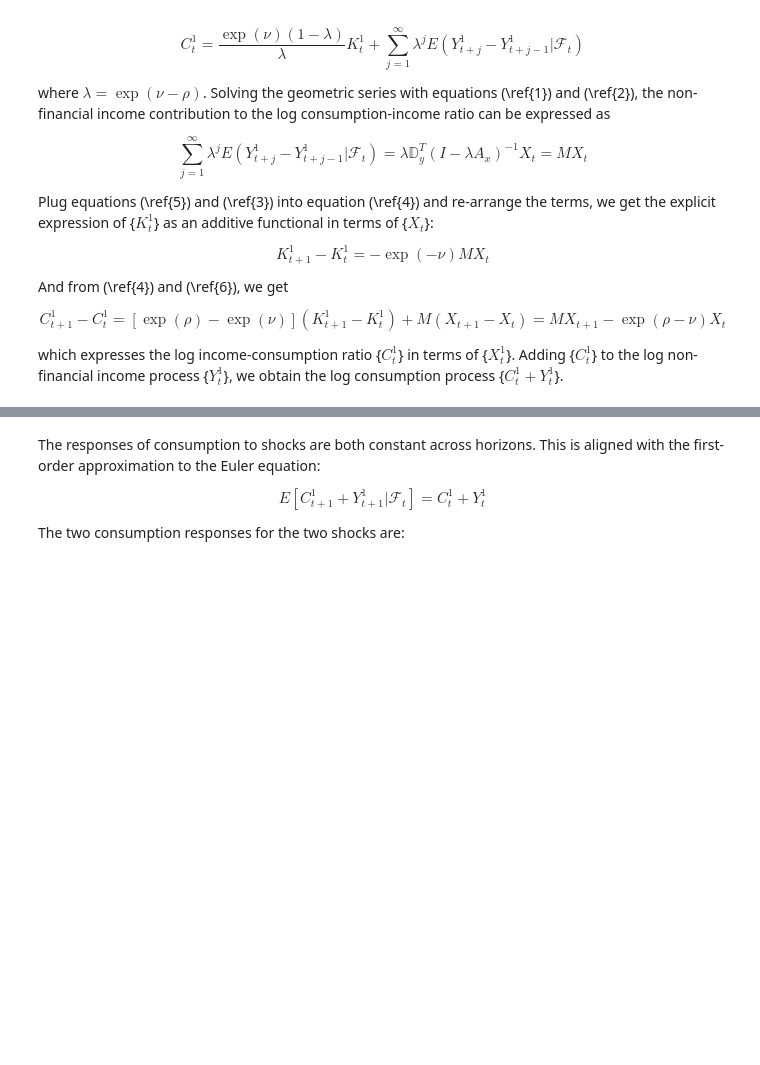
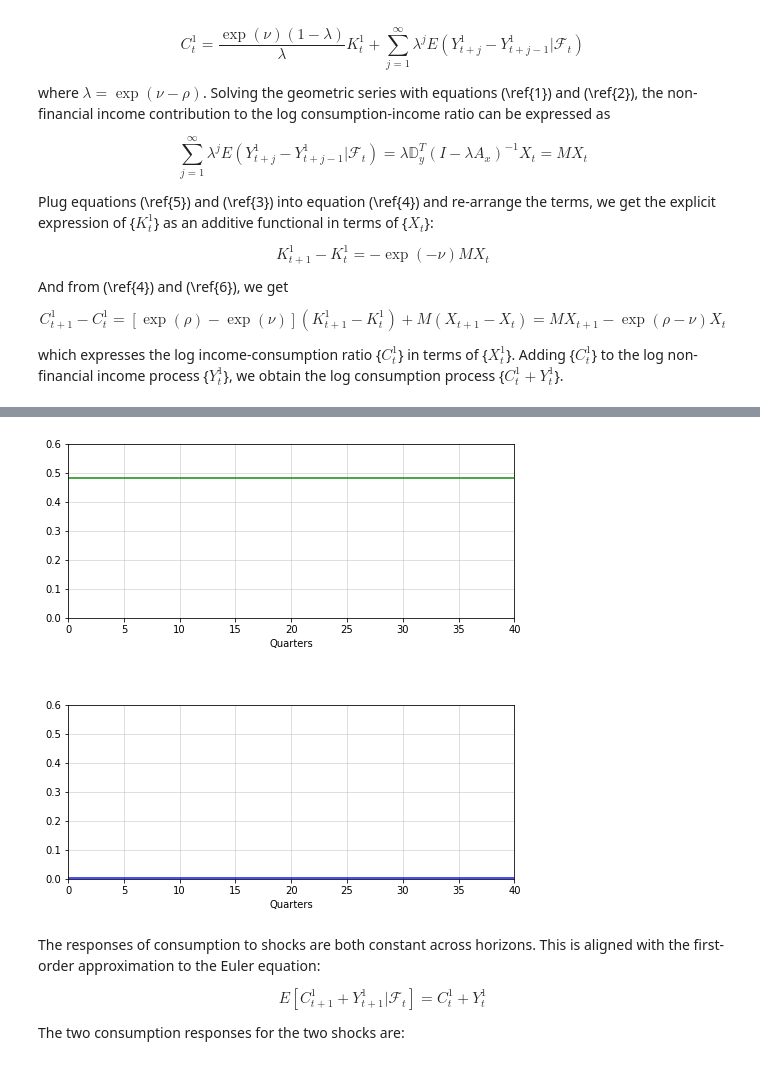
Before and after one commit to DongryeolLee/robust_social_planner, a Jupyter notebook: Impulse Response/impulse_response_Aug15.ipynb, the cells around one changed output, grey strips where cells are left out. Saved outputs shown, nothing was run; the diff lists cells and outputs as text; code cells hidden in the pictures; blank space fills up the shorter version.

```diff
--- a/Impulse Response/impulse_response_Aug15.ipynb
+++ b/Impulse Response/impulse_response_Aug15.ipynb
@@ -202,3 +178,67 @@ plt.show()
+# %%
+# =============================================================================
+# 2.3： Impulse response -- C + Y
+# =============================================================================
+λ = np.exp(ν - ρ)
+D = np.array([[0.704],[0],[-0.154]])
+A = np.array([[0.704,0,0],[0,1,-0.154],[0,1,0]])
+M = λ * np.matmul(D.T, np.linalg.inv(np.identity(A.shape[0]) - λ*A))
+M = M.flatten()
+
+def consumption_income_ratio_path():
+    """
+    Time path of log consumption-income ratio given shock sequence
+
+    Output
+    =======
+    C1: the impulse response path of log consumption-income ratio regarding
+        the permanent shock
+    C2: the impulse response path of og consumption-income ratio regarding
+        the transitory shock
+    """
+    w = np.zeros(T+S)
+    X1 = np.zeros(T+S)
+    X2 = np.zeros(T+S)
+    C1 = np.zeros(T+S)
+    C2 = np.zeros(T+S)
+    w[S] = 1
+
+    for t in range(1, T+S-1):
+        X1[t+1] = 0.704 * X1[t] + σ1 * w[t+1]
+        X2[t+1] = X2[t] - 0.154 * X2[t-1] + σ2 * w[t+1]
+        # Here I solved the explicit equations of C on X
+        C1[t+1] = C1[t] - np.exp(ρ - ν) * M[0] * X1[t] + M[0] * X1[t+1]
+        C2[t+1] = C2[t] - np.exp(ρ - ν) * (M[1] * X2[t] + M[2] * X2[t-1]) + (M[1] * X2[t+1] + M[2] * X2[t])
+
+    return C1, C2
+
+C1, C2 = consumption_income_ratio_path()
+C1Y1 = C1 + Y1
+C2Y2 = C2 + Y2
+
+
+fig, axes = plt.subplots(2, 1,figsize=(8,8))
+plt.subplots_adjust(hspace=0.5)
+p_args = {'lw': 2, 'alpha': 0.7}
+
+L = 0.6
+
+for ax in axes:
+    ax.grid(alpha=0.5)
+    ax.set_xlim(0,40)
+    ax.set_xlabel(r'Quarters')
+    ax.set_ylim(0, L)
+
+ax = axes[0]
+ax.plot(list(range(T)), C1Y1[S:], 'g-', **p_args)
+
+ax = axes[1]
+ax.plot(list(range(T)), C2Y2[S:], 'b-', **p_args)
+
+plt.show()
+#fig.savefig('impulse response_CY.eps', format='eps', dpi=1200)
+# %% [output]
+[figure, added]
 # %% [markdown]
 The responses of consumption to shocks are both constant across horizons. This is aligned with the first-order approximation to the Euler equation:
 
```
Also changed, not shown: parts of 4 cells of this notebook, 2 other files.
